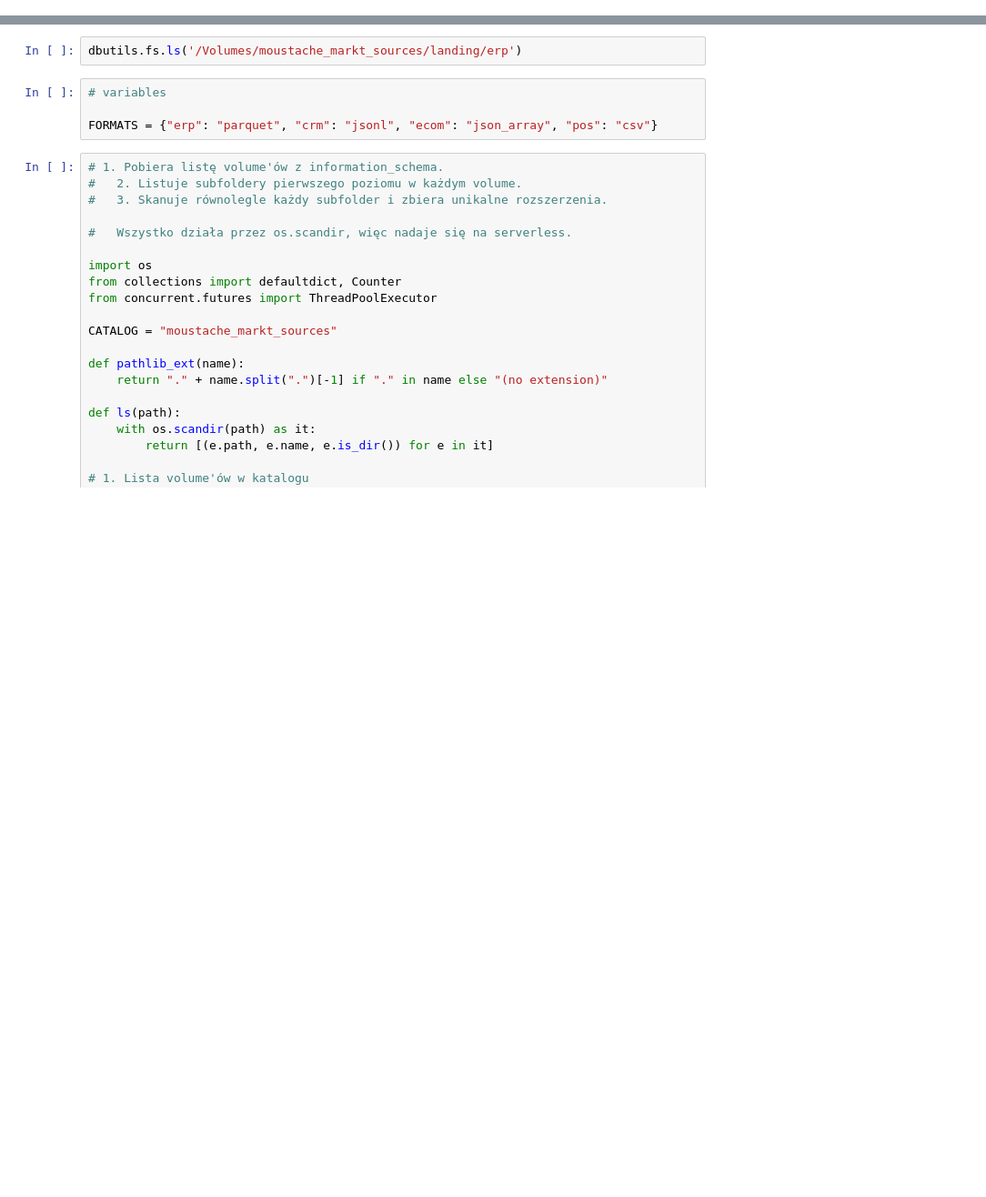
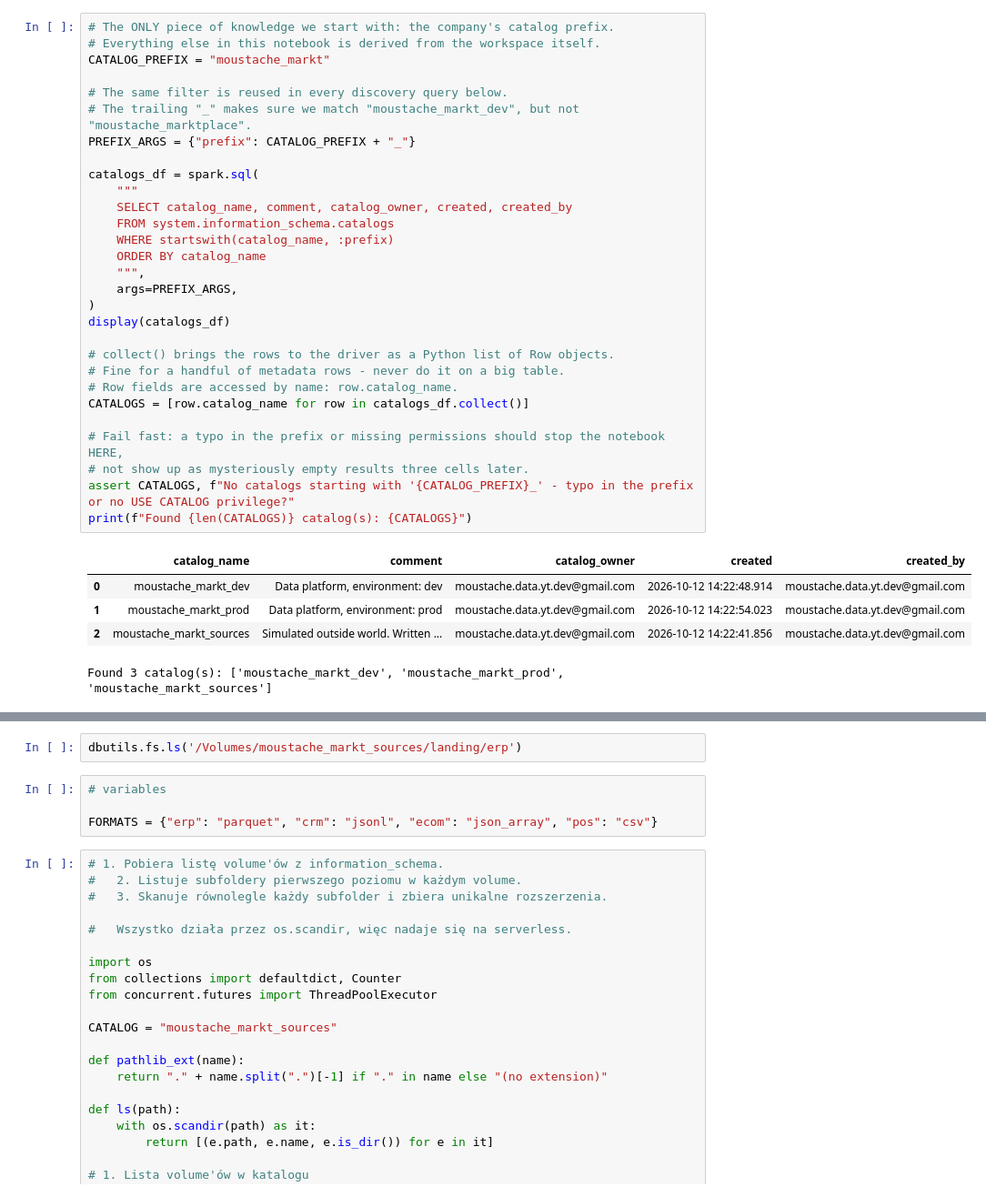
Before and after one commit to mwasalski/moustache_markt_yt, a Jupyter notebook: 01_reading_files.ipynb, the cells around one changed output, grey strips where cells are left out. Shown at 91% size. Drawn from its saved outputs; the diff is of its cells as text; blank space fills up the shorter version.

```diff
--- a/01_reading_files.ipynb
+++ b/01_reading_files.ipynb
@@ -171,0 +23,35 @@ for ext, count in extensions.most_common():
+# %%
+# The ONLY piece of knowledge we start with: the company's catalog prefix.
+# Everything else in this notebook is derived from the workspace itself.
+CATALOG_PREFIX = "moustache_markt"
+
+# The same filter is reused in every discovery query below.
+# The trailing "_" makes sure we match "moustache_markt_dev", but not "moustache_marktplace".
+PREFIX_ARGS = {"prefix": CATALOG_PREFIX + "_"}
+
+catalogs_df = spark.sql(
+    """
+    SELECT catalog_name, comment, catalog_owner, created, created_by
+    FROM system.information_schema.catalogs
+    WHERE startswith(catalog_name, :prefix)
+    ORDER BY catalog_name
+    """,
+    args=PREFIX_ARGS,
+)
+display(catalogs_df)
+
+# collect() brings the rows to the driver as a Python list of Row objects.
+# Fine for a handful of metadata rows - never do it on a big table.
+# Row fields are accessed by name: row.catalog_name.
+CATALOGS = [row.catalog_name for row in catalogs_df.collect()]
+
+# Fail fast: a typo in the prefix or missing permissions should stop the notebook HERE,
+# not show up as mysteriously empty results three cells later.
+assert CATALOGS, f"No catalogs starting with '{CATALOG_PREFIX}_' - typo in the prefix or no USE CATALOG privilege?"
+print(f"Found {len(CATALOGS)} catalog(s): {CATALOGS}")
+# %% [output]
+|  | catalog_name | comment | catalog_owner | created | created_by |
+| 0 | moustache_markt_dev | Data platform, environment: dev | moustache.data.yt.dev@gmail.com | 2026-10-12 14:22:48.914 | moustache.data.yt.dev@gmail.com |
+| 1 | moustache_markt_prod | Data platform, environment: prod | moustache.data.yt.dev@gmail.com | 2026-10-12 14:22:54.023 | moustache.data.yt.dev@gmail.com |
+| 2 | moustache_markt_sources | Simulated outside world. Written ... | moustache.data.yt.dev@gmail.com | 2026-10-12 14:22:41.856 | moustache.data.yt.dev@gmail.com |
+Found 3 catalog(s): ['moustache_markt_dev', 'moustache_markt_prod', 'moustache_markt_sources']
```
Also changed, not shown: parts of 15 cells of this notebook, 5 other files.
